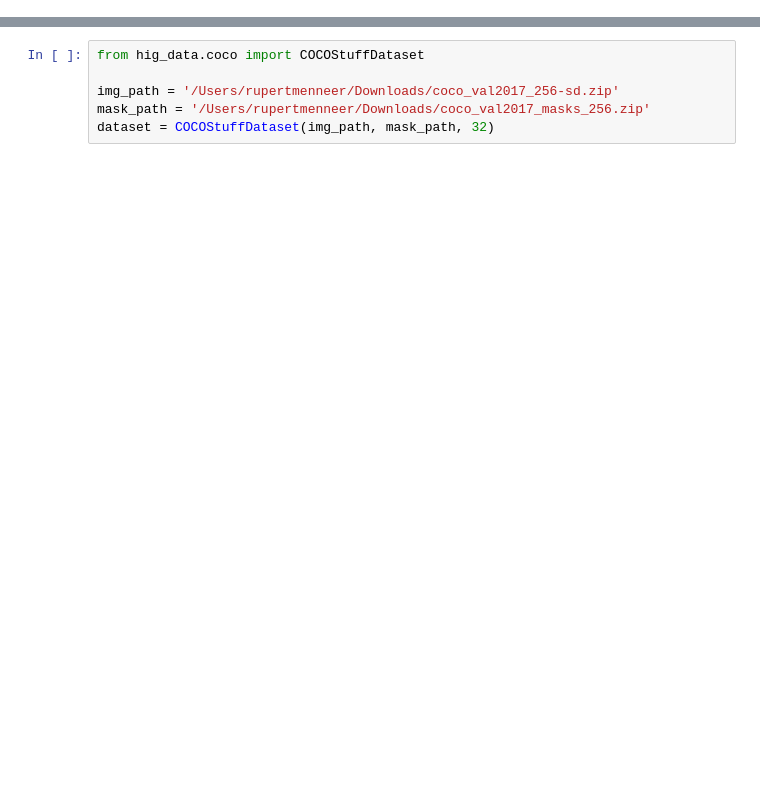
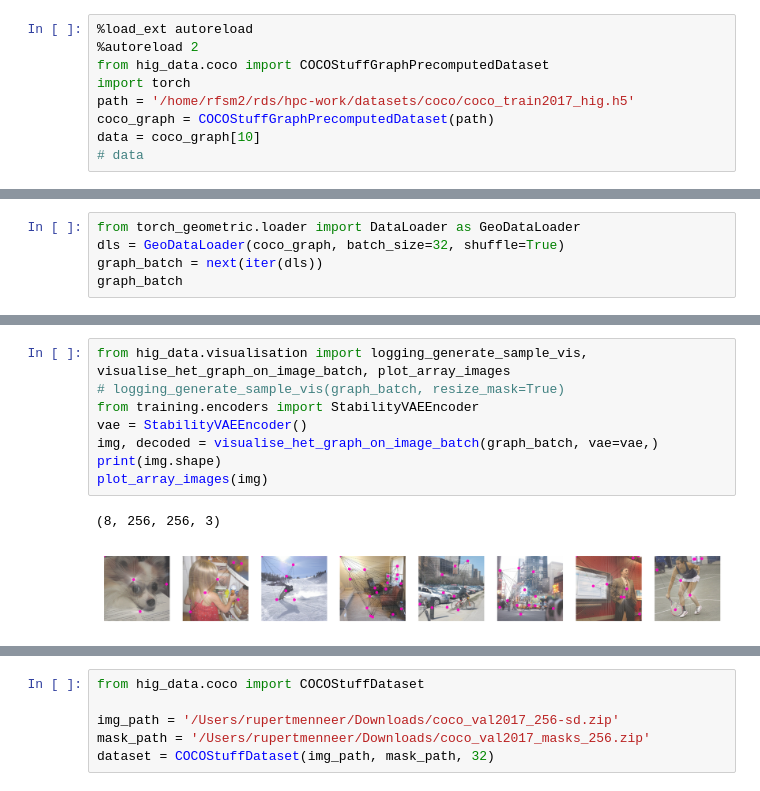
Before and after one commit to rupertmenneer/edm2_hig, a Jupyter notebook: hig_data/coco.ipynb, the cells around one changed output, grey strips where cells are left out. Drawn from its saved outputs; the diff is of its cells as text; blank space fills up the shorter version.

```diff
--- a/hig_data/coco.ipynb
+++ b/hig_data/coco.ipynb
@@ -0,0 +1,9 @@
+# %%
+%load_ext autoreload
+%autoreload 2
+from hig_data.coco import COCOStuffGraphPrecomputedDataset
+import torch
+path = '/home/rfsm2/rds/hpc-work/datasets/coco/coco_train2017_hig.h5'
+coco_graph = COCOStuffGraphPrecomputedDataset(path)
+data = coco_graph[10]
+# data
@@ -0,0 +86,5 @@
+# %%
+from torch_geometric.loader import DataLoader as GeoDataLoader
+dls = GeoDataLoader(coco_graph, batch_size=32, shuffle=True)
+graph_batch = next(iter(dls))
+graph_batch
@@ -0,0 +109,11 @@
+# %%
+from hig_data.visualisation import logging_generate_sample_vis, visualise_het_graph_on_image_batch, plot_array_images
+# logging_generate_sample_vis(graph_batch, resize_mask=True)
+from training.encoders import StabilityVAEEncoder
+vae = StabilityVAEEncoder()
+img, decoded = visualise_het_graph_on_image_batch(graph_batch, vae=vae,)
+print(img.shape)
+plot_array_images(img)
+# %% [output]
+(8, 256, 256, 3)
+[figure, added]
```
Also changed, not shown: parts of 43 cells of this notebook, 8 other files.
